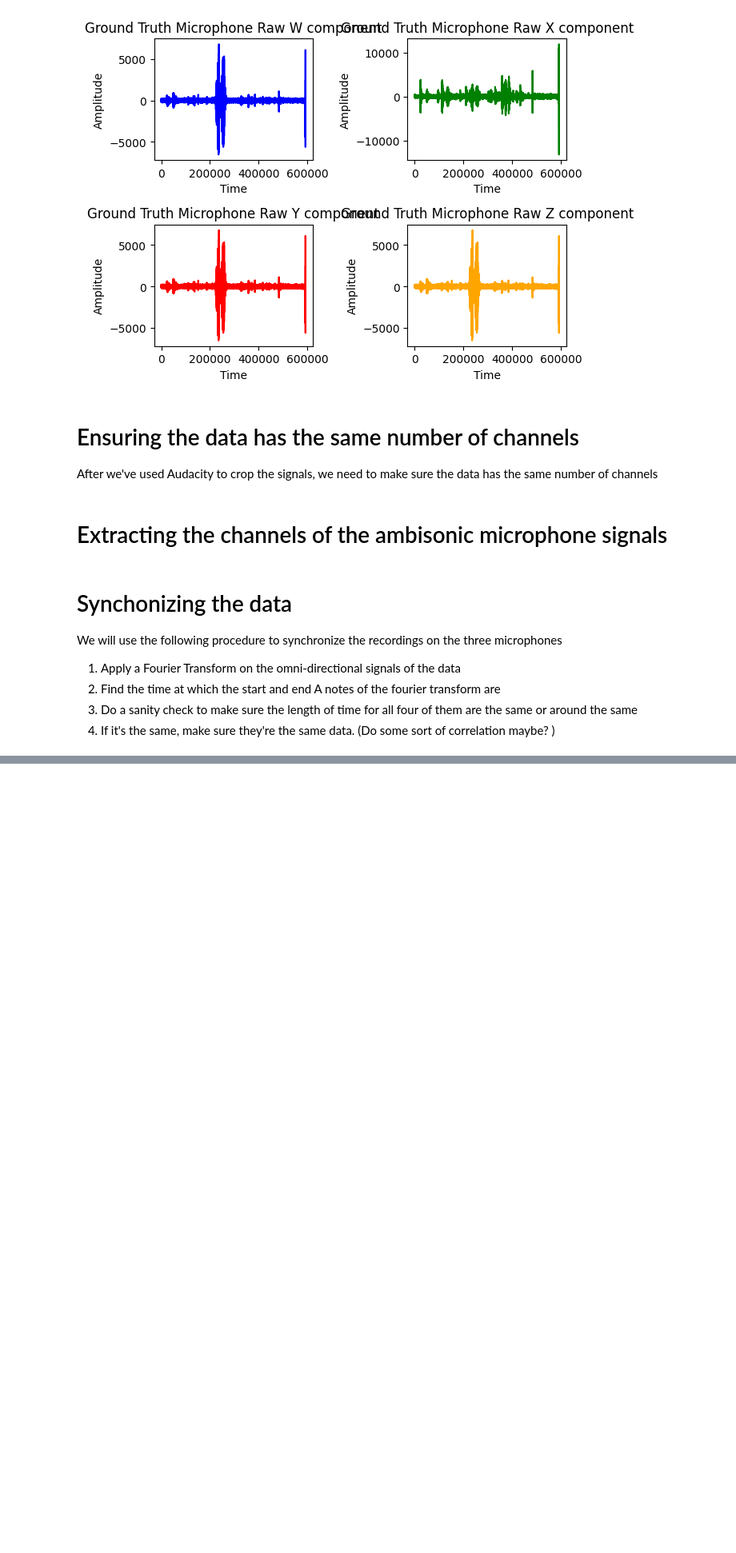
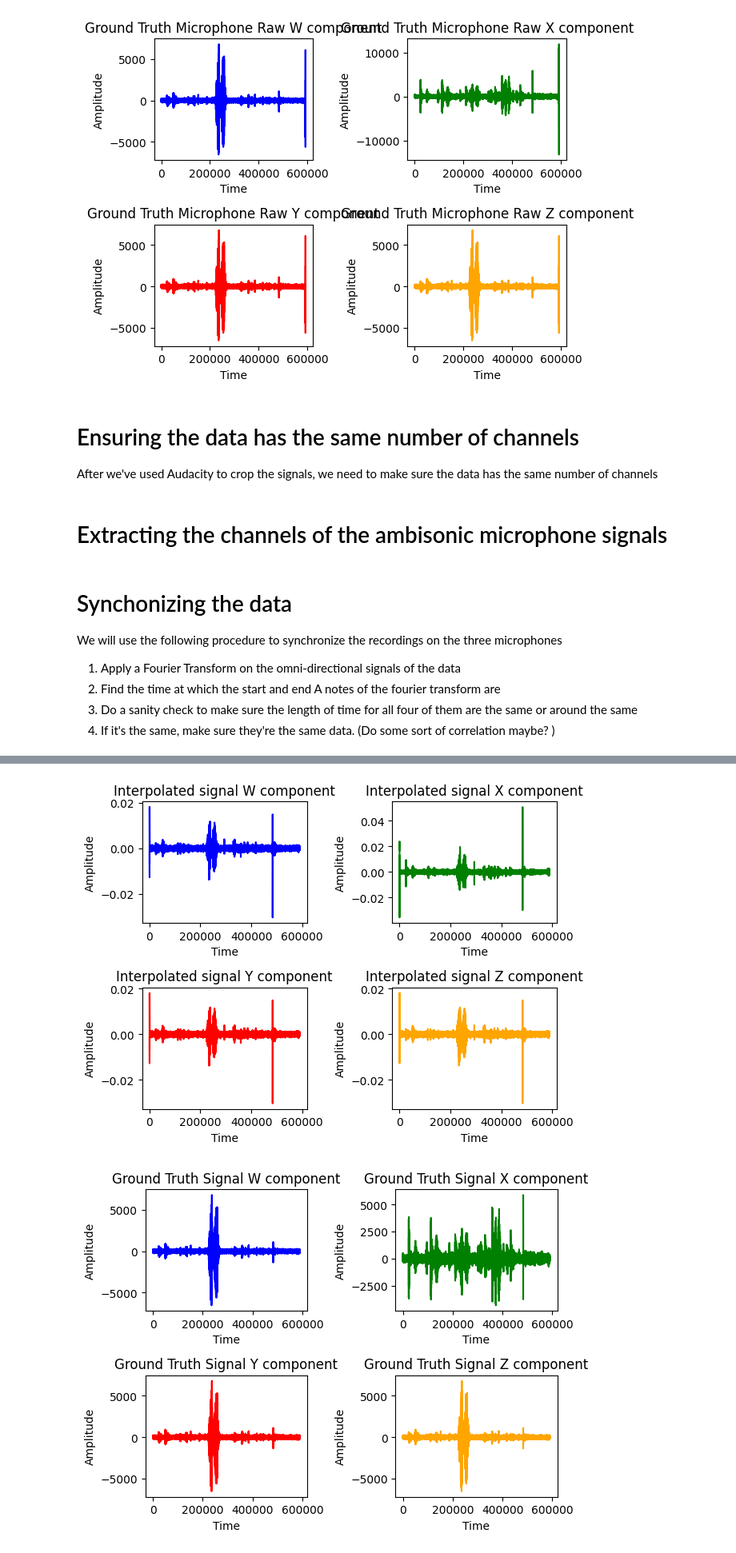
Before and after one commit to tjunjet/spatial_audio, a Jupyter notebook: codes/weighted_dist_tone.ipynb, the cells around one changed output, grey strips where cells are left out. Shown: that part at 80% size. Cells and saved outputs as stored; diff of their text form; code cells hidden in the pictures; blank space fills up the shorter version.

Commit message:
FinisImplemented the interpolation, fixing correlation now

```diff
--- a/codes/weighted_dist_tone.ipynb
+++ b/codes/weighted_dist_tone.ipynb
@@ -214,0 +245,24 @@ We will use the following procedure to synchronize the recordings on the three m
+# %%
+# Forming the y_m_p array according to the paper
+y_m_p = np.array([
+    [mic1_w_signal, mic2_w_signal, mic3_w_signal],
+    [mic1_x_signal, mic2_x_signal, mic3_x_signal],
+    [mic1_y_signal, mic2_y_signal, mic3_y_signal],
+    [mic1_z_signal, mic2_z_signal, mic3_z_signal]
+])
+
+# Interpolation point coordinates
+interp_point = np.array([triangle_side / 2, (triangle_side * np.sqrt(3)) / 4])  # Ground truth point
+print(f"Interpolated Point: {interp_point}")
+
+# Compute the distance for all samples at once (This is the d_m function)
+distances = np.array([compute_distance(interp_point, m, triangle_side) for m in range(M)])
+
+# Compute the attenuation coefficients for each microphone using broadcasting (This calculates the a_p(d_m))
+a_p_values = attenuation_and_rebalancing(distances[:, np.newaxis])
+a_p_values_reshaped = a_p_values.T[:, :, np.newaxis]
+
+# Getting x_p
+x_p = np.sum(a_p_values_reshaped * y_m_p, axis=1)
+x_p = x_p.T
+print(x_p)
@@ -214,0 +278,11 @@ We will use the following procedure to synchronize the recordings on the three m
+# %%
+# Plotting the interpolated signal
+time_axis = np.arange(1, x_p.shape[0] + 1)
+assert(len(time_axis) == gt_signal.shape[0])
+plot_waves(time_axis, x_p, 'Interpolated signal')
+
+# Getting the ground truth signal
+plot_waves(time_axis, gt_signal, 'Ground Truth Signal')
+# %% [output]
+[figure, added]
+[figure, added]
```
Also changed, not shown: parts of 12 cells of this notebook, 2 other files.
